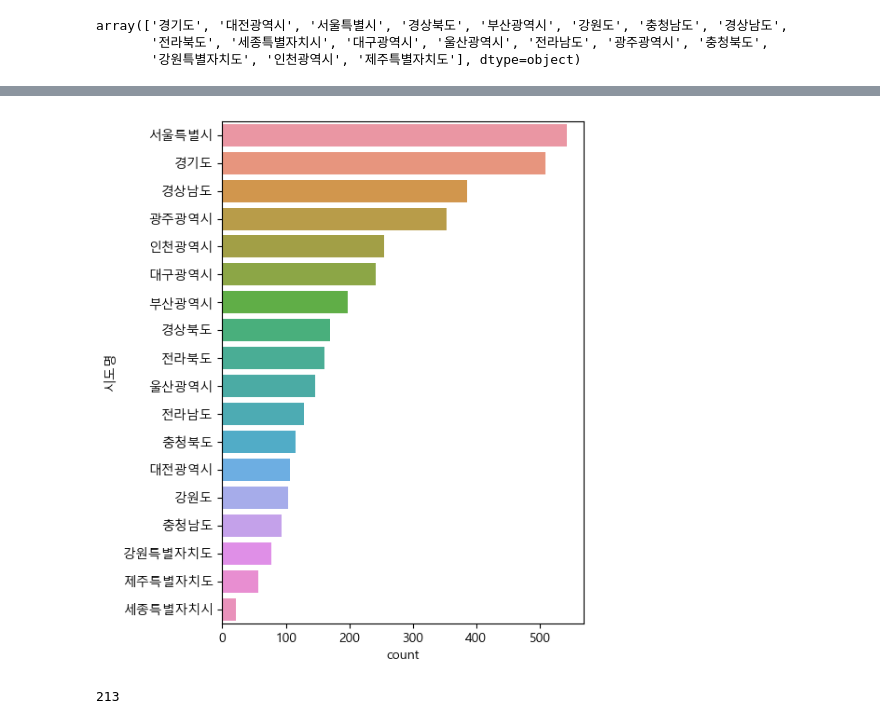
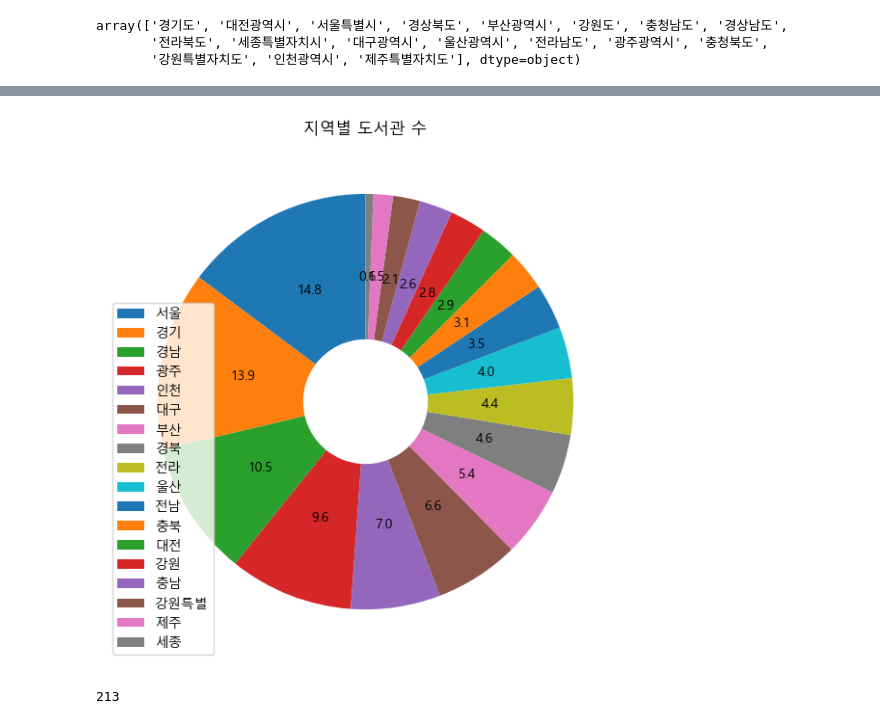
Before and after one commit to qooqookeke/car_greenhouse_gas, a Jupyter notebook: test.ipynb, the cells around one changed output, grey strips where cells are left out. Cells and saved outputs as stored; diff of their text form; code cells hidden in the pictures.

```diff
--- a/test.ipynb
+++ b/test.ipynb
@@ -31,3 +31,7 @@ df['시도명'].unique()
 array(['경기도', '대전광역시', '서울특별시', '경상북도', '부산광역시', '강원도', '충청남도', '경상남도',
        '전라북도', '세종특별자치시', '대구광역시', '울산광역시', '전라남도', '광주광역시', '충청북도',
        '강원특별자치도', '인천광역시', '제주특별자치도'], dtype=object)
+# %%
+df['시도명'] = df['시도명'].replace(['경기도', '대전광역시', '서울특별시', '경상북도', '부산광역시', '강원도', '충청남도', '경상남도',
+       '전라북도', '세종특별자치시', '대구광역시', '울산광역시', '전라남도', '광주광역시', '충청북도',
+       '강원특별자치도', '인천광역시', '제주특별자치도'], ['경기','대전','서울','경북','부산','강원','충남','경남','전라','세종','대구', '울산', '전남','광주','충북','강원특별','인천','제주'])
@@ -61,9 +88,13 @@ plt.rc('font', family='Malgun Gothic')
+# %%
+lib_loc = df['시도명'].value_counts()
 # %%
-plt.figure(figsize=(5,7))
-sb.countplot(data=df, y='시도명', order=lib_location)
+plt.figure(figsize=(7,7))
+plt.pie(lib_loc, autopct='%.1f', startangle=90, wedgeprops={'width':0.7})
+plt.title('지역별 도서관 수')
+plt.legend(lib_loc.index)
 plt.show()
 # %% [output]
-[figure, old version]
+[figure, new version]
 # %%
 df['시군구명'].nunique()
 # %% [output]
```
Also changed, not shown: parts of 18 cells of this notebook.
